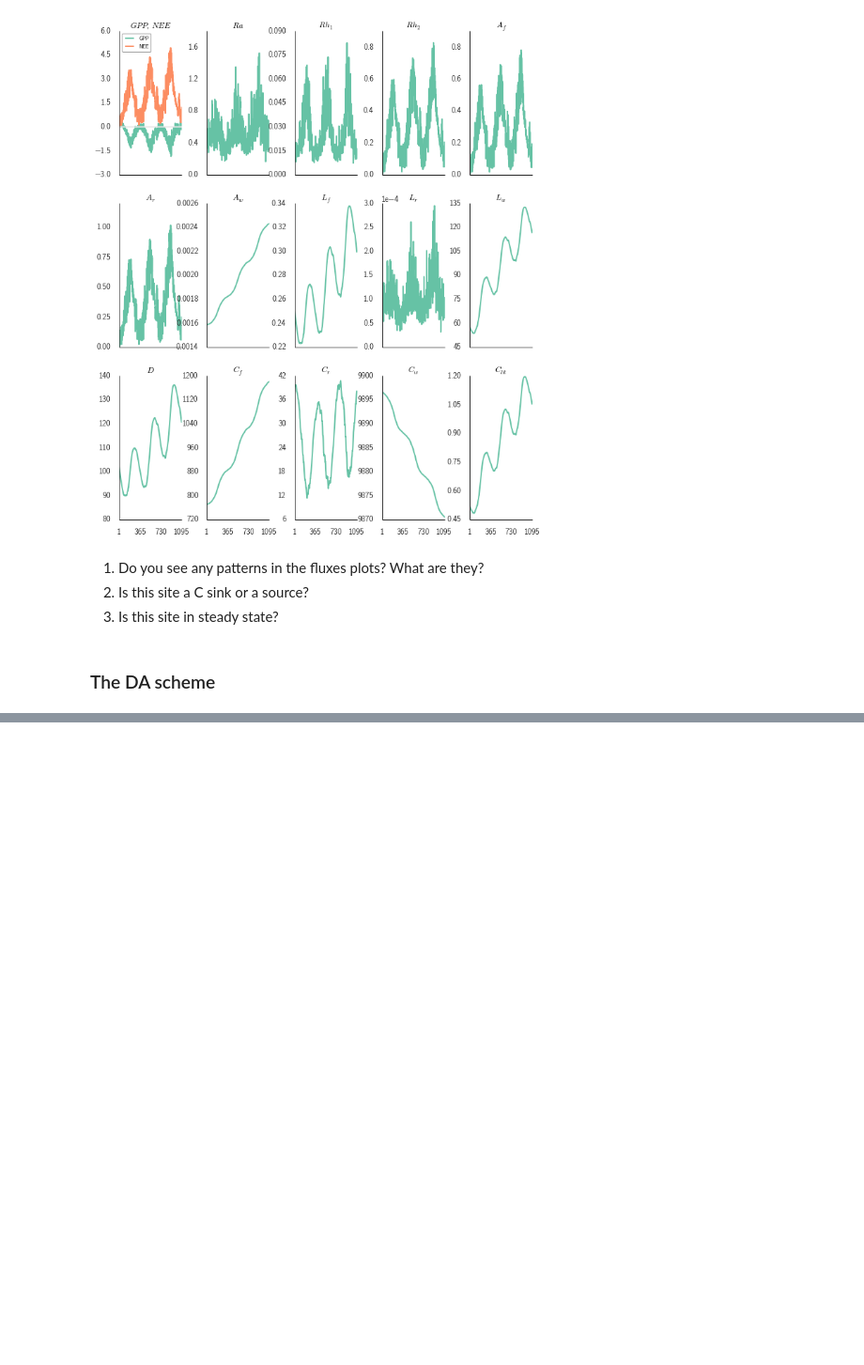
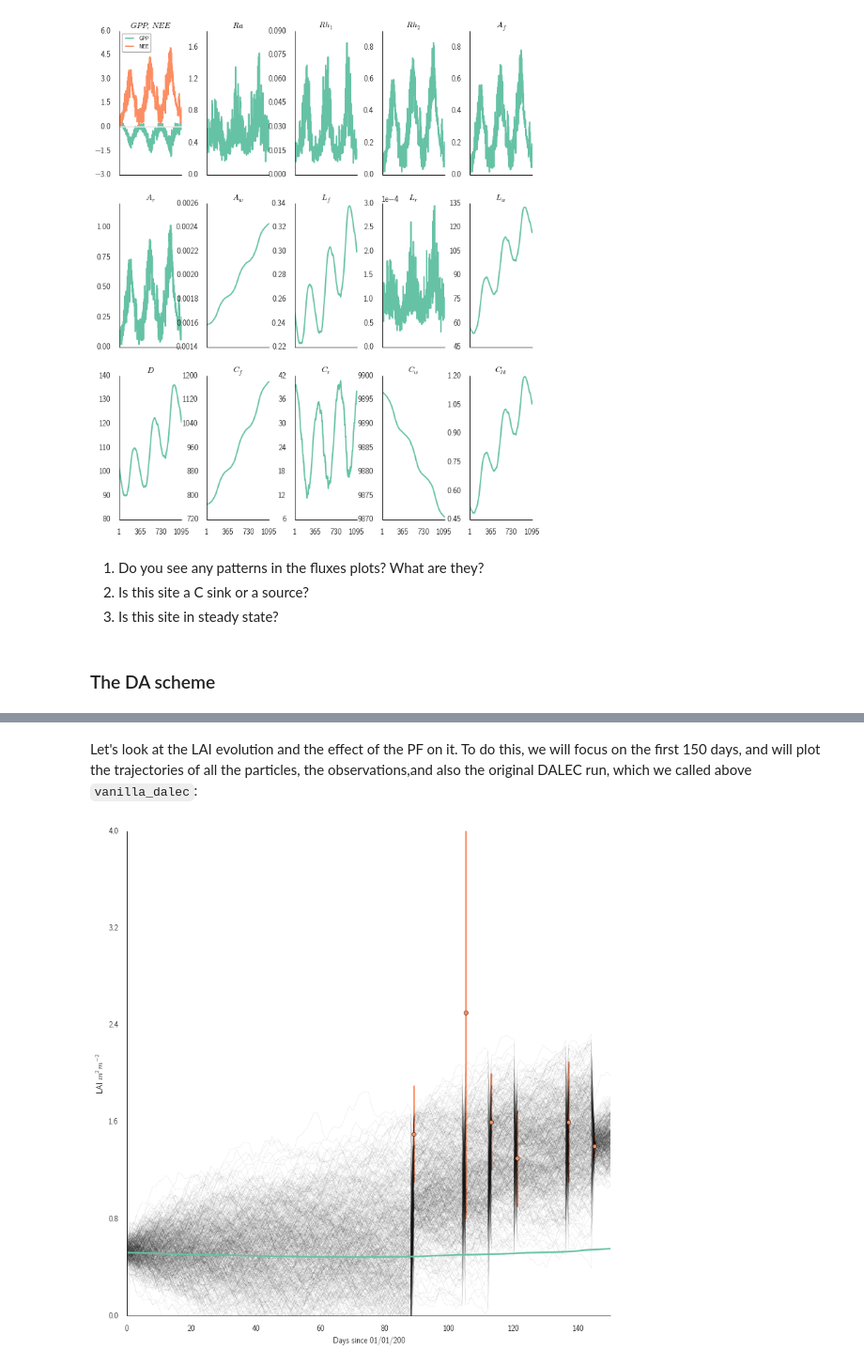
Before and after one commit to jgomezdans/dalec_pf, a Jupyter notebook: DA_practical.ipynb, the cells around one changed output, grey strips where cells are left out. Shown at 94% size. Saved outputs shown, nothing was run; the diff lists cells and outputs as text; code cells hidden in the pictures; blank space fills up the shorter version.

```diff
--- a/DA_practical.ipynb
+++ b/DA_practical.ipynb
@@ -73,7 +73,7 @@ plot_config()
 from dalec import *
 %matplotlib inline
 
-test_dalec()
+vanilla_dalec = test_dalec()
 # %% [output]
 [figure]
 # %% [markdown]
@@ -145,0 +149,17 @@ retval = assimilate()
+# %% [markdown]
+Let's look at the LAI evolution and the effect of the PF on it. To do this, we will focus on the first 150 days, and will plot the trajectories of all the particles, the observations,and also the original DALEC run, which we called above ``vanilla_dalec``:
+# %%
+tobs, obs, obs_unc = read_LAI_obs()
+plt.figure(figsize=(13,13))
+plt.plot(np.arange(1095), retval[:,:, -5]/110., '-k', lw=0.1, alpha=0.5)
+plt.plot(np.arange(1096), vanilla_dalec[-1, :], '-', lw=2.5)
+
+plt.xlim(0,150)
+plt.ylim ( 0, 4 )
+plt.xlabel("Days since 01/01/200")
+plt.ylabel("LAI $m^{2}m^{-2}$")
+plt.plot ( tobs, obs, 'o', c="#FC8D62" )
+plt.vlines ( tobs, obs-obs_unc, obs+obs_unc, lw=2.5, color="#FC8D62" )
+pretty_axes(plt.gca() )
+# %% [output]
+[figure, added]
```
Also changed, not shown: parts of 5 cells of this notebook.
